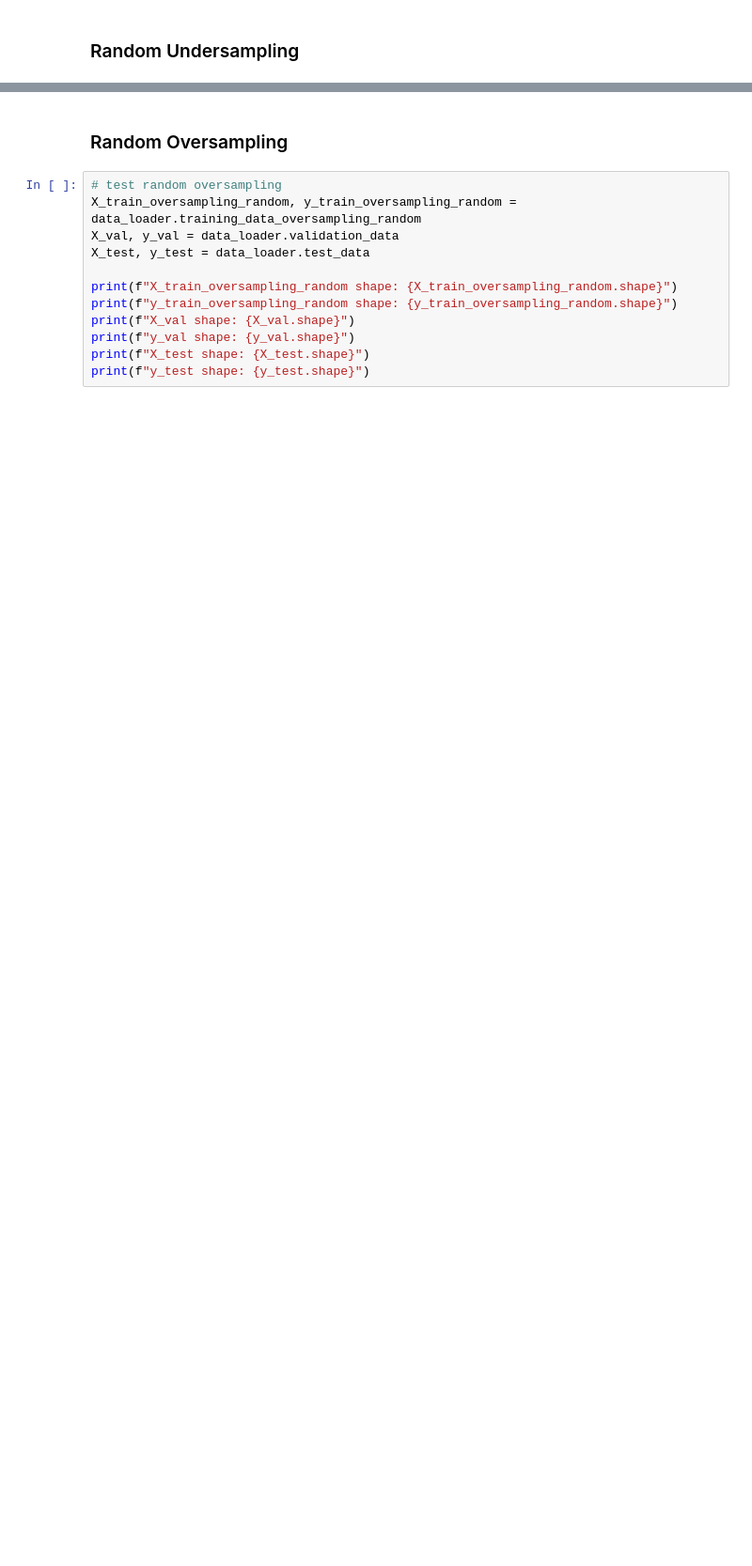
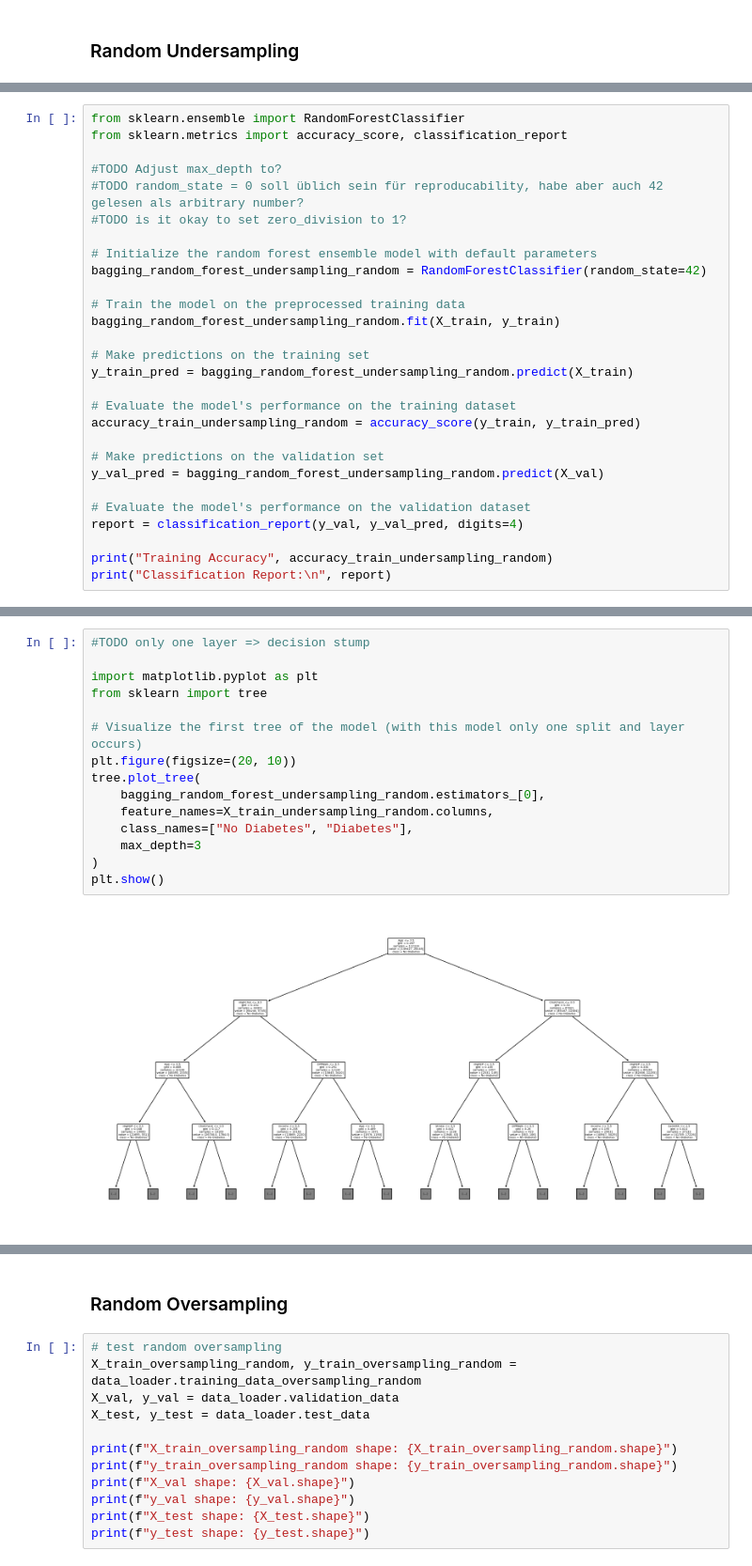
Before and after one commit to benediktpri/ie500_data_mining_project, a Jupyter notebook: notebooks/decisionTree_ensembleModels_patricia.ipynb, the cells around one changed output, grey strips where cells are left out. Shown at 94% size. Cells and saved outputs as stored; diff of their text form; blank space fills up the shorter version.

```diff
--- a/notebooks/decisionTree_ensembleModels_patricia.ipynb
+++ b/notebooks/decisionTree_ensembleModels_patricia.ipynb
@@ -361,0 +562,28 @@ plt.show()
+# %%
+from sklearn.ensemble import RandomForestClassifier
+from sklearn.metrics import accuracy_score, classification_report
+
+#TODO Adjust max_depth to?
+#TODO random_state = 0 soll üblich sein für reproducability, habe aber auch 42 gelesen als arbitrary number?
+#TODO is it okay to set zero_division to 1?
+
+# Initialize the random forest ensemble model with default parameters
+bagging_random_forest_undersampling_random = RandomForestClassifier(random_state=42)
+
+# Train the model on the preprocessed training data
+bagging_random_forest_undersampling_random.fit(X_train, y_train)
+
+# Make predictions on the training set
+y_train_pred = bagging_random_forest_undersampling_random.predict(X_train)
+
+# Evaluate the model's performance on the training dataset
+accuracy_train_undersampling_random = accuracy_score(y_train, y_train_pred)
+
+# Make predictions on the validation set
+y_val_pred = bagging_random_forest_undersampling_random.predict(X_val)
+
+# Evaluate the model's performance on the validation dataset
+report = classification_report(y_val, y_val_pred, digits=4)
+
+print("Training Accuracy", accuracy_train_undersampling_random)
+print("Classification Report:\n", report)
@@ -361,0 +601,17 @@ plt.show()
+# %%
+#TODO only one layer => decision stump
+
+import matplotlib.pyplot as plt
+from sklearn import tree
+
+# Visualize the first tree of the model (with this model only one split and layer occurs)
+plt.figure(figsize=(20, 10))
+tree.plot_tree(
+    bagging_random_forest_undersampling_random.estimators_[0],
+    feature_names=X_train_undersampling_random.columns,
+    class_names=["No Diabetes", "Diabetes"],
+    max_depth=3
+)
+plt.show()
+# %% [output]
+[figure, added]
```
Also changed, not shown: parts of 108 cells of this notebook.
